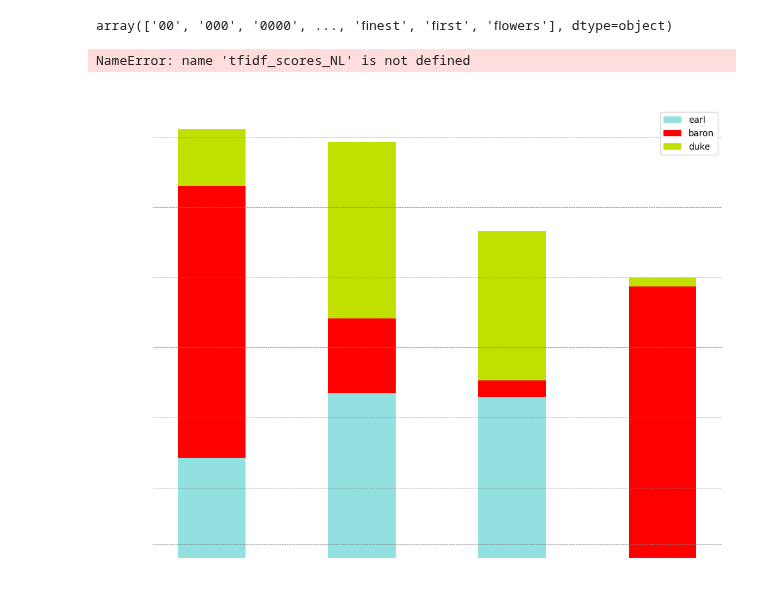
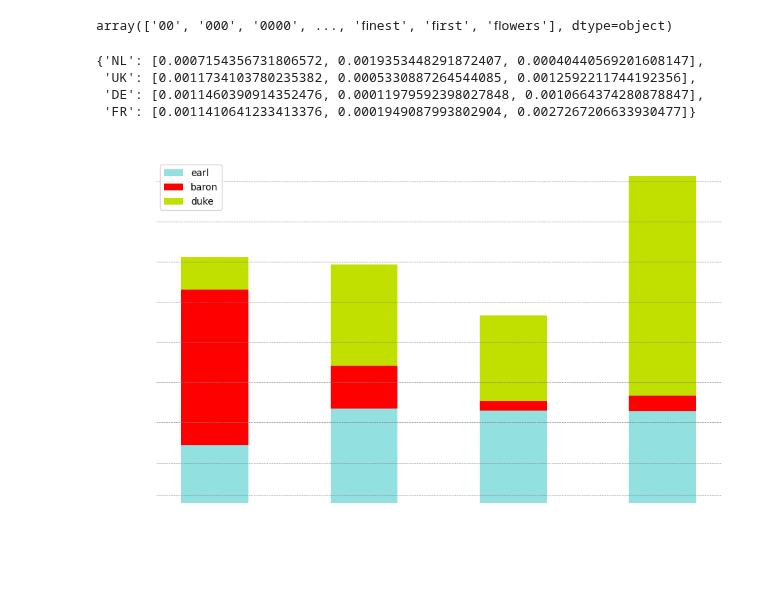
Before and after one commit to jazoza/HHD, a Jupyter notebook: 06_HH_compare_cc.ipynb, the cells around one changed output. Saved outputs shown, nothing was run; the diff lists cells and outputs as text; code cells hidden in the pictures; blank space fills up the shorter version.

```diff
--- a/06_HH_compare_cc.ipynb
+++ b/06_HH_compare_cc.ipynb
@@ -290,7 +292,9 @@ feature_names_NL = vectorizer_NL.get_feature_names_out()
 tfidf_scores_NL = tfidf_matrix_NL.toarray()
 
 # Save the tfidf matrices and feature names
+'''
 with open(path + 'outputs/tfidf_scores_NL.pickle', 'wb') as handle:
     pickle.dump(tfidf_scores_NL, handle, protocol=pickle.HIGHEST_PROTOCOL)
 with open(path + 'outputs/feature_names_NL.pickle', 'wb') as handle:
     pickle.dump(feature_names_NL, handle, protocol=pickle.HIGHEST_PROTOCOL)
+    '''
@@ -308,8 +314,8 @@ tfidf_matrix_UK = vectorizer_UK.fit_transform(corpus_UK)
 feature_names_UK = vectorizer_UK.get_feature_names_out()
 # Calculate TF-IDF scores for each term in each document
 tfidf_scores_UK = tfidf_matrix_UK.toarray()
-
+'''
 with open(path + 'outputs/tfidf_scores_UK.pickle', 'wb') as handle:
     pickle.dump(tfidf_scores_UK, handle, protocol=pickle.HIGHEST_PROTOCOL)
 with open(path + 'outputs/feature_names_UK.pickle', 'wb') as handle:
-    pickle.dump(feature_names_UK, handle, protocol=pickle.HIGHEST_PROTOCOL)
+    pickle.dump(feature_names_UK, handle, protocol=pickle.HIGHEST_PROTOCOL)'''
@@ -328,7 +336,8 @@ feature_names_DE = vectorizer_DE.get_feature_names_out()
 # Calculate TF-IDF scores for each term in each document
 tfidf_scores_DE = tfidf_matrix_DE.toarray()
 
+'''
 with open(path + 'outputs/tfidf_scores_DE.pickle', 'wb') as handle:
     pickle.dump(tfidf_scores_DE, handle, protocol=pickle.HIGHEST_PROTOCOL)
 with open(path + 'outputs/feature_names_DE.pickle', 'wb') as handle:
-    pickle.dump(feature_names_DE, handle, protocol=pickle.HIGHEST_PROTOCOL)
+    pickle.dump(feature_names_DE, handle, protocol=pickle.HIGHEST_PROTOCOL)'''
@@ -361,7 +374,7 @@ feature_names_UK
 # %% [output]
 array(['00', '000', '0000', ..., 'ﬁnest', 'ﬁrst', 'ﬂowers'], dtype=object)
 # %%
-list_to_count = culture # replace with the name of a list of terms activities / events / nobility / culture / style
+list_to_count = nobility # replace with the name of a list of terms activities / events / nobility / culture / styles
 feature_names = [feature_names_NL, feature_names_UK, feature_names_DE, feature_names_FR] # list of dataframes
 tfidf_scores = [tfidf_scores_NL, tfidf_scores_UK, tfidf_scores_DE, tfidf_scores_FR]
 number_of_terms = int(len(list_to_count) / 4) # calculate the number of terms in 1 language
@@ -373,7 +386,7 @@ for i, fn in enumerate(feature_names):
   for term in list_to_count[start:end]:
     #print(term)
     if term in fn:
-      print(term)
+      #print(term)
       term_index = list(fn).index(term)
       # Calculate the aggregated TF-IDF score for the term 'park'
       total_tfidf_score = tfidf_scores[i][:, term_index].sum()
@@ -386,7 +399,10 @@ for i, fn in enumerate(feature_names):
 
 term_count_dict
 # %% [output]
-NameError: name 'tfidf_scores_NL' is not defined
+{'NL': [0.0007154356731806572, 0.0019353448291872407, 0.00040440569201608147],
+ 'UK': [0.0011734103780235382, 0.0005330887264544085, 0.0012592211744192356],
+ 'DE': [0.0011460390914352476, 0.00011979592398027848, 0.0010664374280878847],
+ 'FR': [0.0011410641233413376, 0.0001949087993802904, 0.0027267206633930477]}
 # %%
 # Visualize the term count as a stacked bar chart per country
 theme = list_to_count[number_of_terms+1]
@@ -397,40 +413,38 @@ countries = list(term_count_dict.keys())
 # Create the stacked bar chart
 width = 0.45  # Width of the bars
 
-fig, ax = plt.subplots(figsize=(10,8))
+fig, ax = plt.subplots(figsize=(9.4,6))
 
 bottom = np.zeros(len(countries))
 colors = ['#92E0E0', 'red', '#C1E000', '#C192E0','#E05543','#E0C200']
 
 # Add horizontal lines for values in the legend
-for value in [0.0001, 0.0005, 0.001, 0.0015, 0.002, 0.0025, 0.003]:
-    #[0.0001, 0.0005, 0.001, 0.0015, 0.002, 0.0025, 0.003, 0.0035] # styles+nobility
-    #[0.001, 0.002, 0.003, 0.004, 0.005, 0.006] # activities
-    #[100, 500, 1000, 1500, 2000, 2500, 3000, 3500, 4000]
-    #[1000, 2000, 3000, 4000, 5000, 6000, 7000, 8000, 9000, 10000]
-    #[2000, 4000, 6000, 8000, 10000, 12000, 14000, 16000, 18000] # activities
-    #[2500, 5000, 7500, 10000, 12500, 15000, 17500, 20000, 22500, 25000, 27500] # arts & culture
+for value in [0.0001, 0.0005, 0.001, 0.0015, 0.002, 0.0025, 0.003, 0.0035, 0.004]:
+    #[0.0001, 0.0005, 0.001, 0.0015, 0.002, 0.0025, 0.003, 0.0035] # nobility
+    #[0.002, 0.004, 0.006, 0.008, 0.01, 0.012, 0.014] # activities
+    #[0.005, 0.01, 0.015, 0.02, 0.025, 0.03, 0.035, 0.04, 0.045] # culture
+    #[0.001, 0.002, 0.003, 0.004, 0.005, 0.006, 0.007, 0.008, 0.009] # events + styles
   plt.axhline(y=value, color='grey', linestyle='--', linewidth=0.5)
 
 for term_index in range(len(terms)):
     term_counts = [term_count_dict[country][term_index] for country in countries]
     ax.bar(countries, term_counts, width, label=terms[term_index], bottom=bottom,
            color=colors[term_index % len(colors)])
     bottom += np.array(term_counts)
 
 ax.set_xlabel('Countries', color='white')
 ax.set_ylabel('Term Counts', color='white')
 ax.set_title('Terms related to '+theme+' per country', color='white')
 ax.spines['bottom'].set_color('white')
 ax.spines['top'].set_color('white')
 ax.spines['left'].set_color('white')
 ax.spines['right'].set_color('white')
 ax.tick_params(axis='x', colors='white')
 ax.tick_params(axis='y', colors='white')
 ax.legend()
 
 plt.tight_layout()
-plt.savefig(path+'outputs/2024_'+theme+'.png', transparent=True)
+plt.savefig(path+'outputs/2024_tfidf_'+theme+'.png', transparent=True)
 plt.show()
 # %% [output]
-[figure, old version]
+[figure, new version]
```
Also changed, not shown: parts of 8 cells of this notebook, 2 other files.
